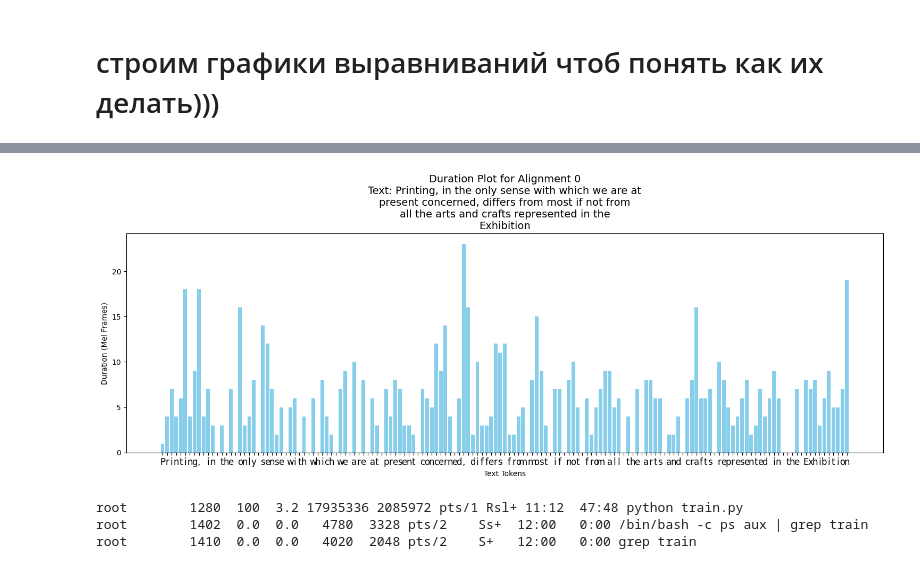
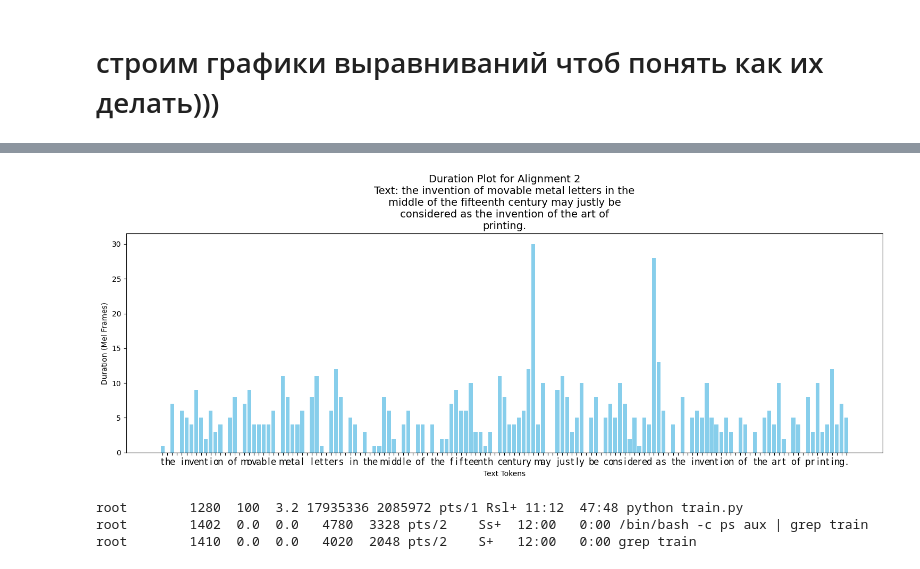
Before and after one commit to AntonStatnik/TTSproject, a Jupyter notebook: fastspeech/TEST.ipynb, the cells around one changed output, grey strips where cells are left out. Saved outputs shown, nothing was run; the diff lists cells and outputs as text; code cells hidden in the pictures.

```diff
--- a/fastspeech/TEST.ipynb
+++ b/fastspeech/TEST.ipynb
@@ -165,12 +165,6 @@ import matplotlib.pyplot as plt
 import textwrap
 
 def create_alignment_matrix(D):
-    """
-    Создаёт двумерную матрицу выравнивания из вектора длительностей.
-
-    :param D: 1D numpy array. Вектор длительностей.
-    :return: 2D numpy array. Матрица выравнивания.
-    """
     total_mel = int(D.sum())
     alignment_matrix = np.zeros((len(D), total_mel))
 
@@ -181,20 +175,15 @@ def create_alignment_matrix(D):
                 alignment_matrix[i, current_mel] = 1
                 current_mel += 1
             else:
-                break  # Предотвращает выход за границы матрицы
+                break
 
     return alignment_matrix
 
-def plot_alignment_from_D(d_path, train_txt_path, index, title="Alignment Heatmap"):
-    """
-    Создаёт и визуализирует матрицу выравнивания на основе вектора длительностей и отображает соответствующий текст.
-    Текстовые токены располагаются по горизонтали (оси X), а mel-фреймы — по вертикали (оси Y).
+def plot_alignment_from_D(d_path, train_txt_path, title="Alignment Heatmap"):
+    # Получаем номер файла из его имени
+    filename = os.path.basename(d_path)
+    file_index = int(filename.split('.')[0])  # Извлечение индекса (например, 2 из 2.npy)
 
-    :param d_path: Строка. Путь к .npy файлу с вектором длительностей.
-    :param train_txt_path: Строка. Путь к файлу train.txt с текстовыми данными.
-    :param index: Целое число. Индекс файла выравнивания и соответствующей строки в train.txt.
-    :param title: Строка. Заголовок графика.
-    """
     # Проверка существования файла длительностей
     if not os.path.isfile(d_path):
         raise FileNotFoundError(f"Файл не найден: {d_path}")
@@ -203,12 +192,12 @@ def plot_alignment_from_D(d_path, train_txt_path, index, title="Alignment Heatma
     if not os.path.isfile(train_txt_path):
         raise FileNotFoundError(f"Файл train.txt не найден: {train_txt_path}")
 
-    # Чтение соответствующей строки из train.txt
+    # Чтение строки с номером, соответствующим номеру файла
     with open(train_txt_path, 'r', encoding='utf-8') as f:
         lines = f.readlines()
-        if index >= len(lines):
-            raise IndexError(f"Индекс {index} превышает количество строк в train.txt ({len(lines)})")
-        text = lines[index].strip()
+        if file_index >= len(lines):
+            raise IndexError(f"Индекс {file_index} превышает количество строк в train.txt ({len(lines)})")
+        text = lines[file_index].strip()
 
     # Загрузка вектора длительностей
     D = np.load(d_path)
@@ -220,27 +209,21 @@ def plot_alignment_from_D(d_path, train_txt_path, index, title="Alignment Heatma
     # Создание матрицы выравнивания
     alignment = create_alignment_matrix(D)
 
-    # Проверка размерности
-    if alignment.ndim != 2:
-        raise ValueError(f"Ожидалась 2-мерная матрица, получено {alignment.ndim}-мерная.")
-
     # Проверка соответствия длины mel-спектрограммы сумме длительностей
     mel_length = alignment.shape[1]
     if mel_length != int(D.sum()):
         print(f"Warning: Sum of durations {int(D.sum())} does not match mel length {mel_length}")
 
     # Подготовка меток для оси X (символы текста)
-    tokens = list(text)  # Разбиваем текст на символы
+    tokens = list(text)
     num_tokens = len(tokens)
 
-    # Если количество строк в матрице выравнивания больше количества токенов, обрезаем
     if num_tokens < alignment.shape[0]:
         tokens = tokens + [''] * (alignment.shape[0] - num_tokens)
     elif num_tokens > alignment.shape[0]:
         tokens = tokens[:alignment.shape[0]]
 
-    # Транспонируем матрицу выравнивания для расположения токенов по X
-    alignment = alignment.T  # Теперь форма (mel_length, text_length)
+    alignment = alignment.T  # Транспонируем
 
     # Построение тепловой карты
     plt.figure(figsize=(15, 8))
@@ -256,92 +239,60 @@ def plot_alignment_from_D(d_path, train_txt_path, index, title="Alignment Heatma
     wrapped_text = "\n".join(textwrap.wrap(text, width=50))
     plt.title(f"{title}\nText: {wrapped_text}", fontsize=14)
 
-    # Улучшение отображения графика
     plt.tight_layout()
     plt.show()
-
-    # Закрытие фигуры
     plt.close()
 
-def plot_duration(d_path, train_txt_path, index, title="Duration Plot"):
-    """
-    Загружает вектор длительностей и строит бар-чарт с соответствующим текстом.
-    Текстовые токены подписаны под соответствующими делениями на оси X.
+def plot_duration(d_path, train_txt_path, title="Duration Plot"):
+    filename = os.path.basename(d_path)
+    file_index = int(filename.split('.')[0])  # Извлечение индекса (например, 2 из 2.npy)
 
-    :param d_path: Строка. Путь к .npy файлу с вектором длительностей.
-    :param train_txt_path: Строка. Путь к файлу train.txt с текстовыми данными.
-    :param index: Целое число. Индекс файла выравнивания и соответствующей строки в train.txt.
-    :param title: Строка. Заголовок графика.
-    """
-    # Проверка существования файла длительностей
     if not os.path.isfile(d_path):
         raise FileNotFoundError(f"Файл не найден: {d_path}")
 
-    # Проверка существования файла train.txt
     if not os.path.isfile(train_txt_path):
         raise FileNotFoundError(f"Файл train.txt не найден: {train_txt_path}")
 
-    # Чтение соответствующей строки из train.txt
     with open(train_txt_path, 'r', encoding='utf-8') as f:
         lines = f.readlines()
-        if index >= len(lines):
-            raise IndexError(f"Индекс {index} превышает количество строк в train.txt ({len(lines)})")
-        text = lines[index].strip()
+        if file_index >= len(lines):
+            raise IndexError(f"Индекс {file_index} превышает количество строк в train.txt ({len(lines)})")
+        text = lines[file_index].strip()
 
-    # Загрузка вектора длительностей
     D = np.load(d_path)
 
-    # Проверка размерности
     if D.ndim != 1:
         raise ValueError(f"Ожидался 1-мерный вектор длительностей, получено {D.ndim}-мерный.")
 
-    # Подготовка меток для оси X (символы текста)
-    tokens = list(text)  # Разбиваем текст на символы
+    tokens = list(text)
     num_tokens = len(tokens)
 
-    # Создание индексов для меток
     token_indices = np.arange(len(D))
 
-    # Если количество токенов превышает количество длительностей, обрезаем
     if num_tokens > len(D):
         tokens = tokens[:len(D)]
     elif num_tokens < len(D):
         tokens = tokens + [''] * (len(D) - num_tokens)
 
-    # Построение бар-чарта
     plt.figure(figsize=(15, 6))
     plt.bar(token_indices, D, color='skyblue')
     plt.xlabel('Text Tokens')
     plt.ylabel('Duration (Mel Frames)')
 
-    # Настройка меток оси X (текстовые токены)
     plt.xticks(ticks=token_indices, labels=tokens, fontsize=12, rotation=0)
 
-    # Добавление заголовка с текстом
     wrapped_text = "\n".join(textwrap.wrap(text, width=50))
     plt.title(f"{title}\nText: {wrapped_text}", fontsize=14)
 
-    # Улучшение отображения графика
     plt.tight_layout()
     plt.show()
-
-    # Закрытие фигуры
     plt.close()
 
 # Пример использования функций
 if __name__ == "__main__":
-    # Путь к файлу длительностей
-    D_file = "/workspace/TTSproject/fastspeech/FastSpeech/alignments/alignments/0.npy"
+    D_file = "/app/TTSproject/git/TTSproject/tacotron/alignments_old/4.npy"
+    train_txt = "/app/TTSproject/fastspeech/FastSpeech/data/train.txt"
 
-    # Путь к файлу train.txt
-    train_txt = "/workspace/TTSproject/fastspeech/FastSpeech/data/train.txt"
-
-    # Индекс файла выравнивания и строки в train.txt
-    index = 0  # Для файла 0.npy
-
-    # Вызов функции для построения и отображения матрицы выравнивания
-    plot_alignment_from_D(D_file, train_txt, index, title="Alignment Heatmap for Alignment 0")
-
-    # Вызов функции для построения и отображения графика длительностей
-    plot_duration(D_file, train_txt, index, title="Duration Plot for Alignment 0")
+    plot_alignment_from_D(D_file, train_txt, title="Alignment Heatmap for Alignment 2")
+    plot_duration(D_file, train_txt, title="Duration Plot for Alignment 2")
 # %% [output]
@@ -349,4 +300,4 @@ if __name__ == "__main__":
-[figure, old version]
+[figure, new version]
 # %%
 
 !ps aux | grep train
```
Also changed, not shown: parts of 12 cells of this notebook, 9 other files.
